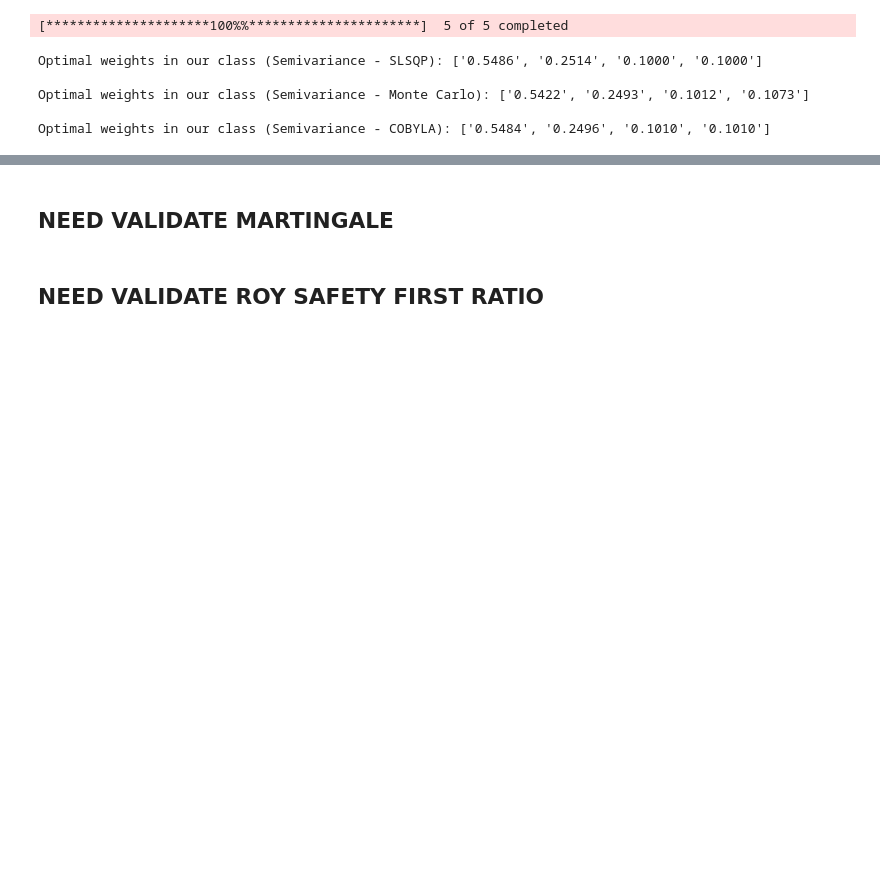
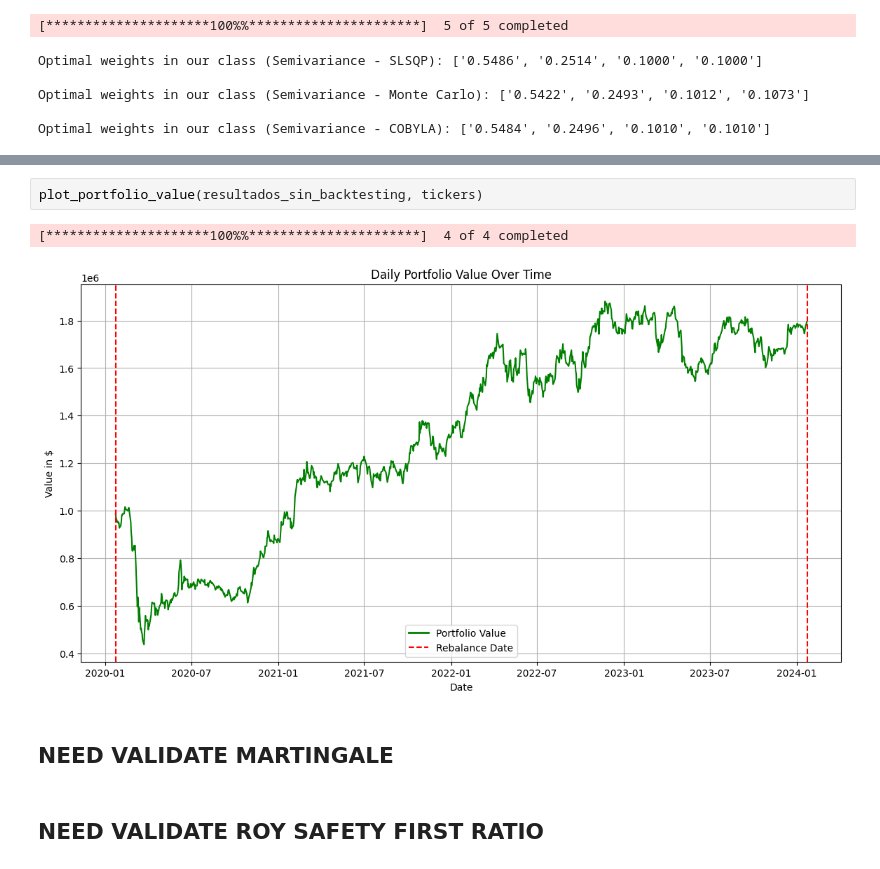
Before and after one commit to diegotita4/PAP-QAA_strategies, a Jupyter notebook: validations2.0.ipynb, the cells around one changed output, grey strips where cells are left out. Drawn from its saved outputs; the diff is of its cells as text; blank space fills up the shorter version.

```diff
--- a/validations2.0.ipynb
+++ b/validations2.0.ipynb
@@ -334,3 +370,8 @@ plot_portfolio_value(resultados_backtesting, tickers)
+# %%
+plot_portfolio_value(resultados_sin_backtesting, tickers)
+# %% [output]
+[*********************100%%**********************]  4 of 4 completed
+[figure, added]
 # %% [markdown]
 ## NEED VALIDATE MARTINGALE
 # %% [markdown]
```
Also changed, not shown: parts of 4 cells of this notebook.
